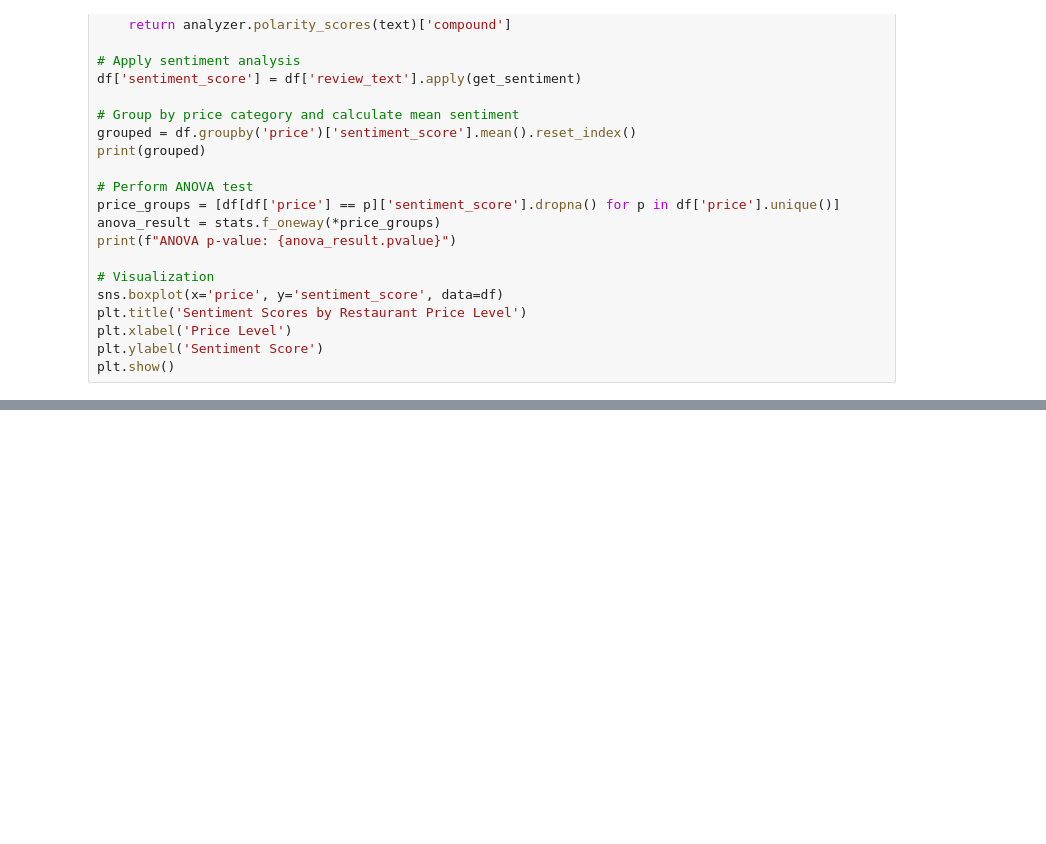
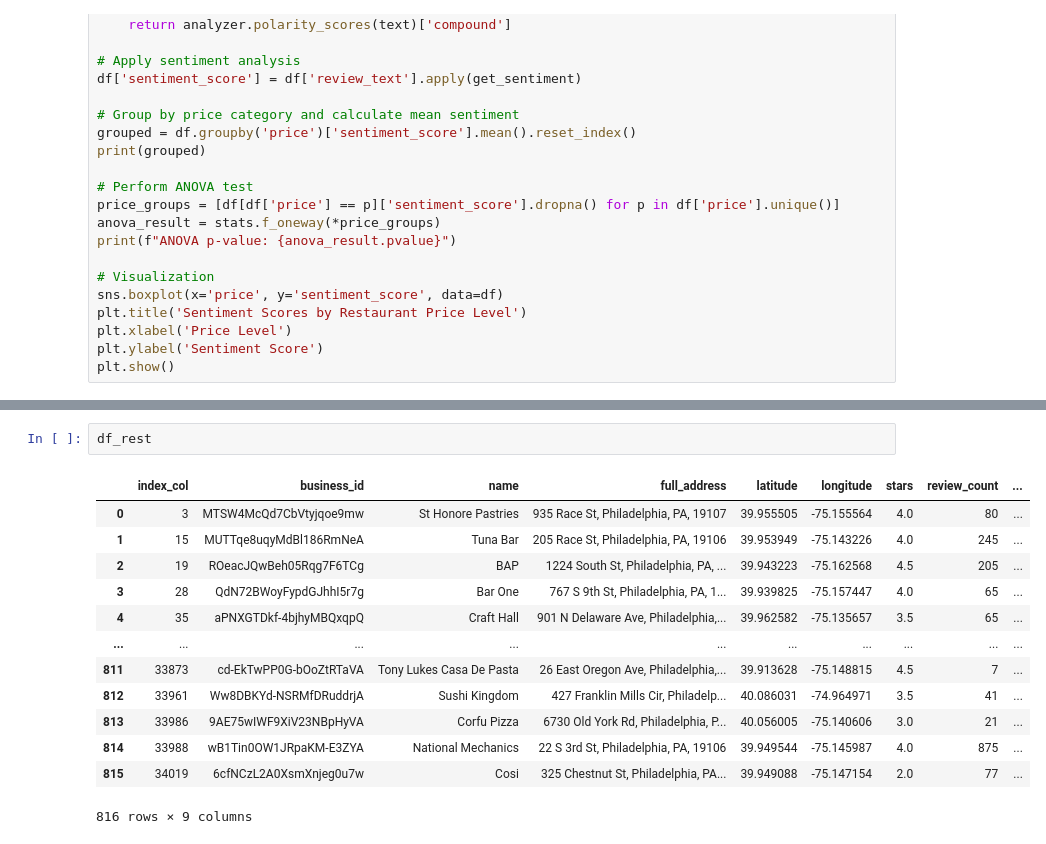
Before and after one commit to avesselinov/Project1, a Jupyter notebook: Project_1_Analysis_Plan.ipynb, the cells around one changed output, grey strips where cells are left out. Saved outputs shown, nothing was run; the diff lists cells and outputs as text; blank space fills up the shorter version.

```diff
--- a/Project_1_Analysis_Plan.ipynb
+++ b/Project_1_Analysis_Plan.ipynb
@@ -45,0 +92,16 @@ plt.show()
+# %%
+df_rest
+# %% [output]
+|  | index_col | business_id | name | full_address | latitude | longitude | stars | review_count | ... |
+| 0 | 3 | MTSW4McQd7CbVtyjqoe9mw | St Honore Pastries | 935 Race St, Philadelphia, PA, 19107 | 39.955505 | -75.155564 | 4.0 | 80 | ... |
+| 1 | 15 | MUTTqe8uqyMdBl186RmNeA | Tuna Bar | 205 Race St, Philadelphia, PA, 19106 | 39.953949 | -75.143226 | 4.0 | 245 | ... |
+| 2 | 19 | ROeacJQwBeh05Rqg7F6TCg | BAP | 1224 South St, Philadelphia, PA, ... | 39.943223 | -75.162568 | 4.5 | 205 | ... |
+| 3 | 28 | QdN72BWoyFypdGJhhI5r7g | Bar One | 767 S 9th St, Philadelphia, PA, 1... | 39.939825 | -75.157447 | 4.0 | 65 | ... |
+| 4 | 35 | aPNXGTDkf-4bjhyMBQxqpQ | Craft Hall | 901 N Delaware Ave, Philadelphia,... | 39.962582 | -75.135657 | 3.5 | 65 | ... |
+| ... | ... | ... | ... | ... | ... | ... | ... | ... | ... |
+| 811 | 33873 | cd-EkTwPP0G-bOoZtRTaVA | Tony Lukes Casa De Pasta | 26 East Oregon Ave, Philadelphia,... | 39.913628 | -75.148815 | 4.5 | 7 | ... |
+| 812 | 33961 | Ww8DBKYd-NSRMfDRuddrjA | Sushi Kingdom | 427 Franklin Mills Cir, Philadelp... | 40.086031 | -74.964971 | 3.5 | 41 | ... |
+| 813 | 33986 | 9AE75wIWF9XiV23NBpHyVA | Corfu Pizza | 6730 Old York Rd, Philadelphia, P... | 40.056005 | -75.140606 | 3.0 | 21 | ... |
+| 814 | 33988 | wB1Tin0OW1JRpaKM-E3ZYA | National Mechanics | 22 S 3rd St, Philadelphia, PA, 19106 | 39.949544 | -75.145987 | 4.0 | 875 | ... |
+| 815 | 34019 | 6cfNCzL2A0XsmXnjeg0u7w | Cosi | 325 Chestnut St, Philadelphia, PA... | 39.949088 | -75.147154 | 2.0 | 77 | ... |
+816 rows × 9 columns
```
Also changed, not shown: parts of 10 cells of this notebook.
